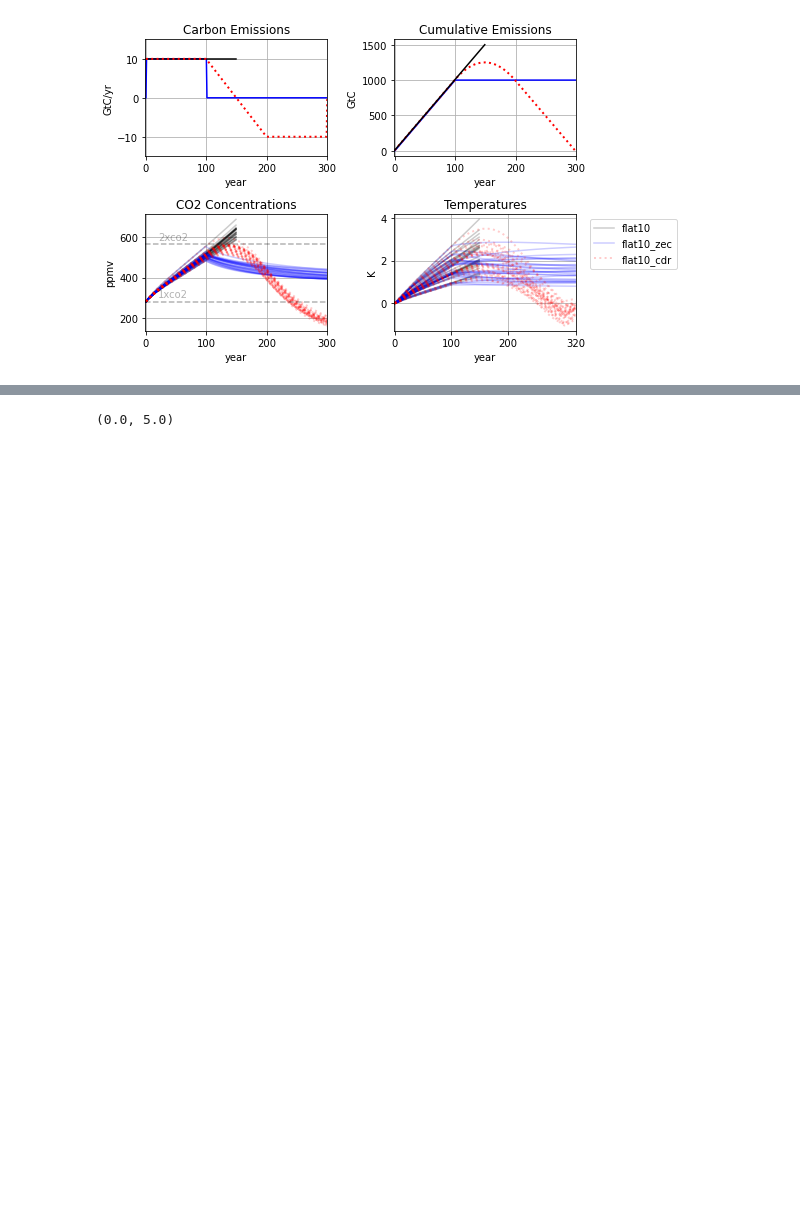
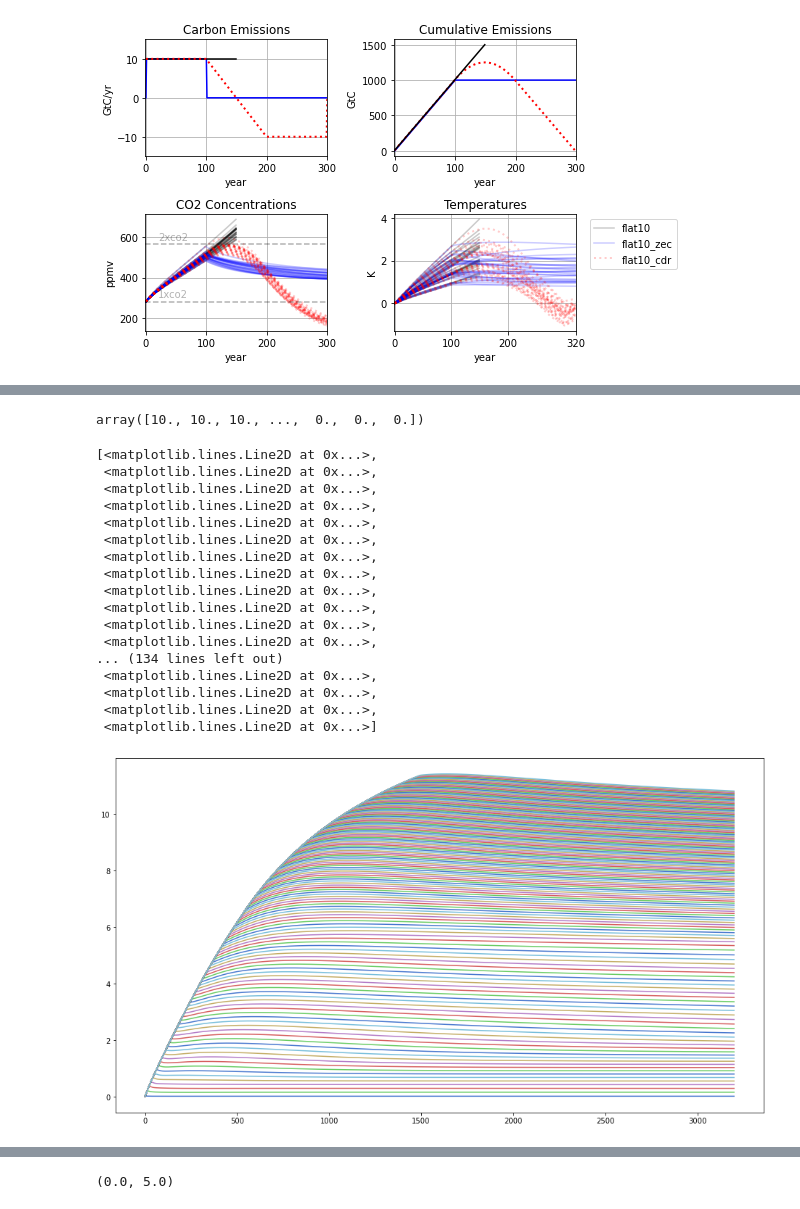
Before and after one commit to ckoven/esm-deck, a Jupyter notebook: Fair_ESM_DECK.ipynb, the cells around one changed output, grey strips where cells are left out. Cells and saved outputs as stored; diff of their text form; code cells hidden in the pictures; blank space fills up the shorter version.

```diff
--- a/Fair_ESM_DECK.ipynb
+++ b/Fair_ESM_DECK.ipynb
@@ -869,0 +929,11 @@ ax2.legend([p1[0],p0[0],p2[0],p3[0]],['flat10 parametric reconvolved','flat10 FF
+# %%
+Ecnv = np.zeros((3200,150))
+
+for i in np.arange(0,150):
+    Ecnv[:,i]  = np.concatenate([np.ones(i*10+1)*10,np.zeros(3200-1-i*10)])
+Ccnv = np.zeros((3200,150))
+Tcnv = np.zeros((3200,150))
+# %%
+Ecnv[:,-1]
+# %% [output]
+array([10., 10., 10., ...,  0.,  0.,  0.])
@@ -869,0 +945,21 @@ ax2.legend([p1[0],p0[0],p2[0],p3[0]],['flat10 parametric reconvolved','flat10 FF
+# %%
+plt.plot(Tcnv)
+# %% [output]
+[<matplotlib.lines.Line2D at 0x...>,
+ <matplotlib.lines.Line2D at 0x...>,
+ <matplotlib.lines.Line2D at 0x...>,
+ <matplotlib.lines.Line2D at 0x...>,
+ <matplotlib.lines.Line2D at 0x...>,
+ <matplotlib.lines.Line2D at 0x...>,
+ <matplotlib.lines.Line2D at 0x...>,
+ <matplotlib.lines.Line2D at 0x...>,
+ <matplotlib.lines.Line2D at 0x...>,
+ <matplotlib.lines.Line2D at 0x...>,
+ <matplotlib.lines.Line2D at 0x...>,
+ <matplotlib.lines.Line2D at 0x...>,
+... (134 lines left out)
+ <matplotlib.lines.Line2D at 0x...>,
+ <matplotlib.lines.Line2D at 0x...>,
+ <matplotlib.lines.Line2D at 0x...>,
+ <matplotlib.lines.Line2D at 0x...>]
+[figure, added]
```
Also changed, not shown: parts of 18 cells of this notebook, 6 other files.
